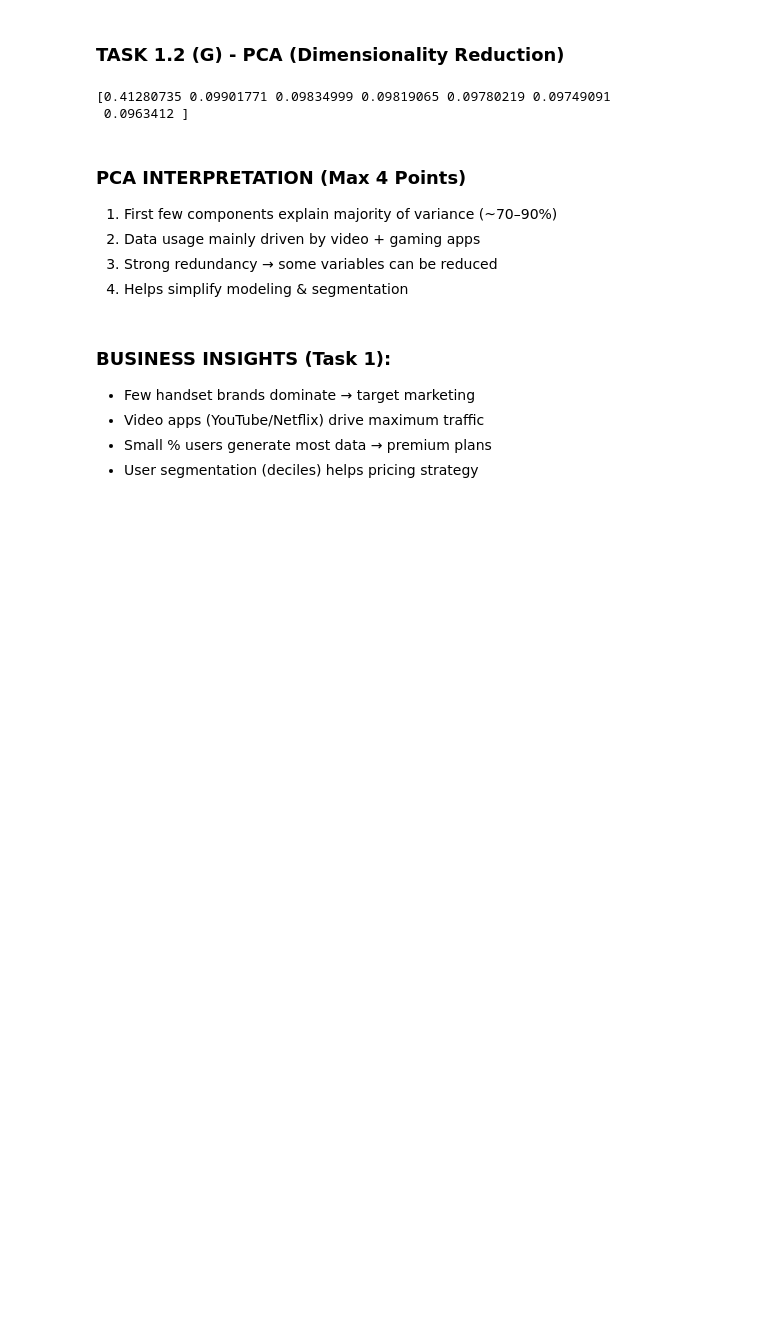
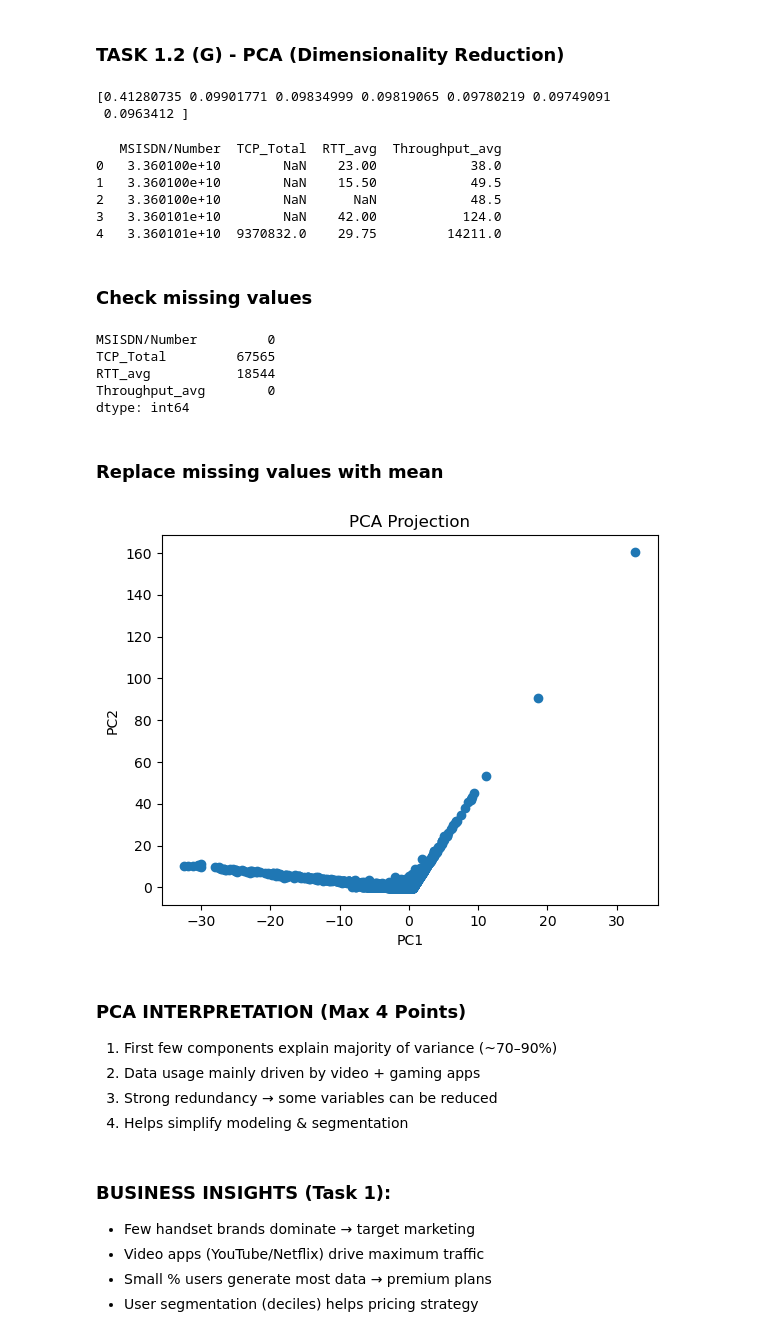
Before and after one commit to srivastavaparul628-ops/Project-5, a Jupyter notebook: Telecom_Project_Notebook.ipynb, the cells around one changed output. Drawn from its saved outputs; the diff is of its cells as text; code cells hidden in the pictures; blank space fills up the shorter version.

```diff
--- a/Telecom_Project_Notebook.ipynb
+++ b/Telecom_Project_Notebook.ipynb
@@ -352,6 +352,60 @@ print(explained_variance)
 # %% [output]
 [0.41280735 0.09901771 0.09834999 0.09819065 0.09780219 0.09749091
  0.0963412 ]
+# %%
+# Create required columns
+df['TCP_Total'] = df['TCP DL Retrans. Vol (Bytes)'] + df['TCP UL Retrans. Vol (Bytes)']
+df['RTT_avg'] = (df['Avg RTT DL (ms)'] + df['Avg RTT UL (ms)']) / 2
+df['Throughput_avg'] = (df['Avg Bearer TP DL (kbps)'] + df['Avg Bearer TP UL (kbps)']) / 2
+
+# Group per user
+exp = df.groupby('MSISDN/Number').agg({
+    'TCP_Total': 'mean',
+    'RTT_avg': 'mean',
+    'Throughput_avg': 'mean'
+}).reset_index()
+
+print(exp.head())
+# %% [output]
+   MSISDN/Number  TCP_Total  RTT_avg  Throughput_avg
+0   3.360100e+10        NaN    23.00            38.0
+1   3.360100e+10        NaN    15.50            49.5
+2   3.360100e+10        NaN      NaN            48.5
+3   3.360101e+10        NaN    42.00           124.0
+4   3.360101e+10  9370832.0    29.75         14211.0
+# %% [markdown]
+### Check missing values
+# %%
+print(exp.isnull().sum())
+# %% [output]
+MSISDN/Number         0
+TCP_Total         67565
+RTT_avg           18544
+Throughput_avg        0
+dtype: int64
+# %% [markdown]
+### Replace missing values with mean
+# %%
+exp = exp.fillna(exp.mean(numeric_only=True))
+# %%
+from sklearn.decomposition import PCA
+from sklearn.preprocessing import StandardScaler
+import matplotlib.pyplot as plt
+
+features = ['TCP_Total','RTT_avg','Throughput_avg']
+
+X = StandardScaler().fit_transform(exp[features])
+
+pca = PCA(n_components=2)
+pca_result = pca.fit_transform(X)
+
+plt.scatter(pca_result[:,0], pca_result[:,1])
+plt.title("PCA Projection")
+plt.xlabel("PC1")
+plt.ylabel("PC2")
+plt.show()
+# %% [output]
+[figure, added]
 # %% [markdown]
 ### PCA INTERPRETATION (Max 4 Points)
 1. First few components explain majority of variance (~70–90%)
```
Also changed, not shown: parts of 5 cells of this notebook.
